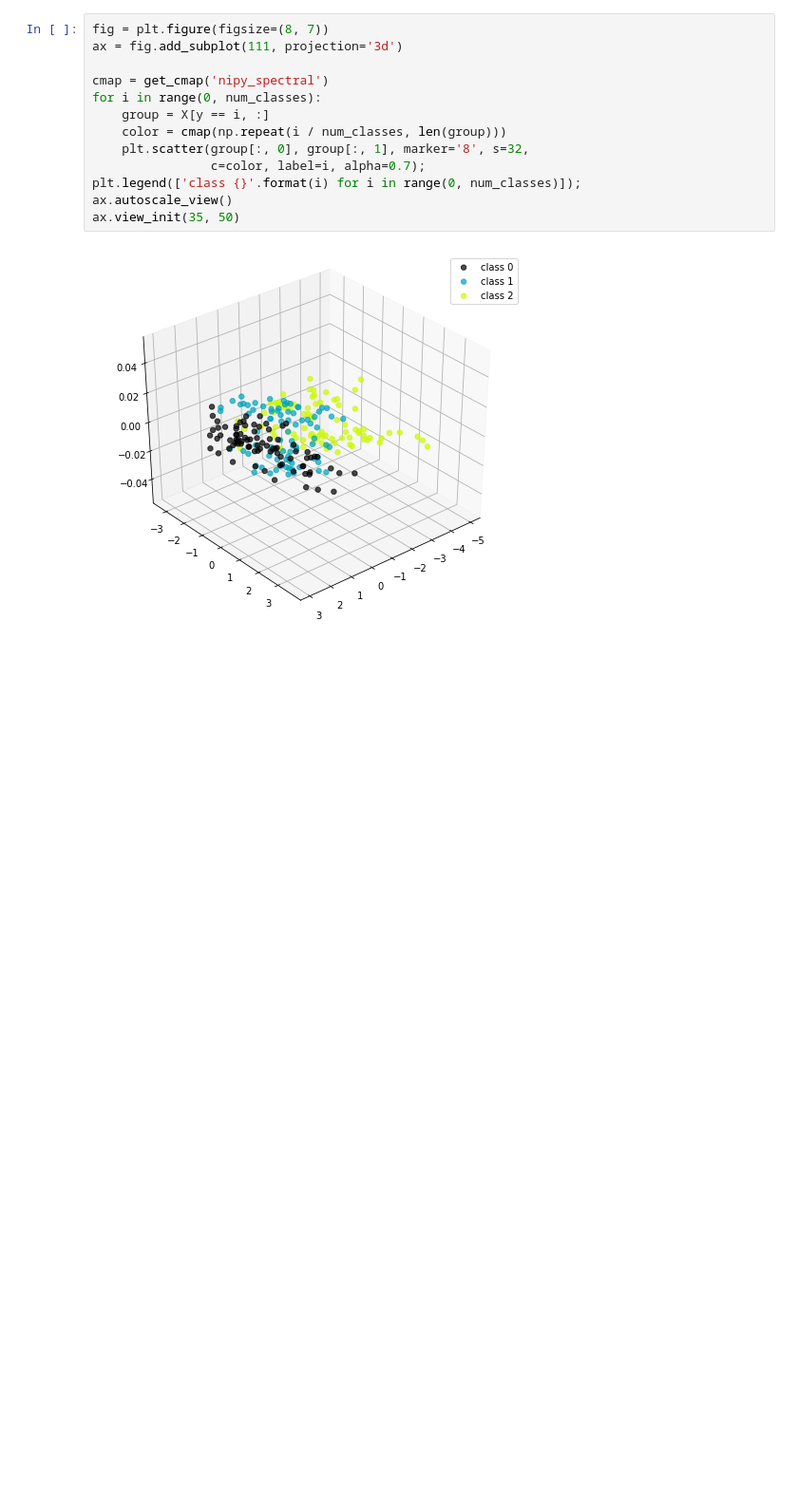
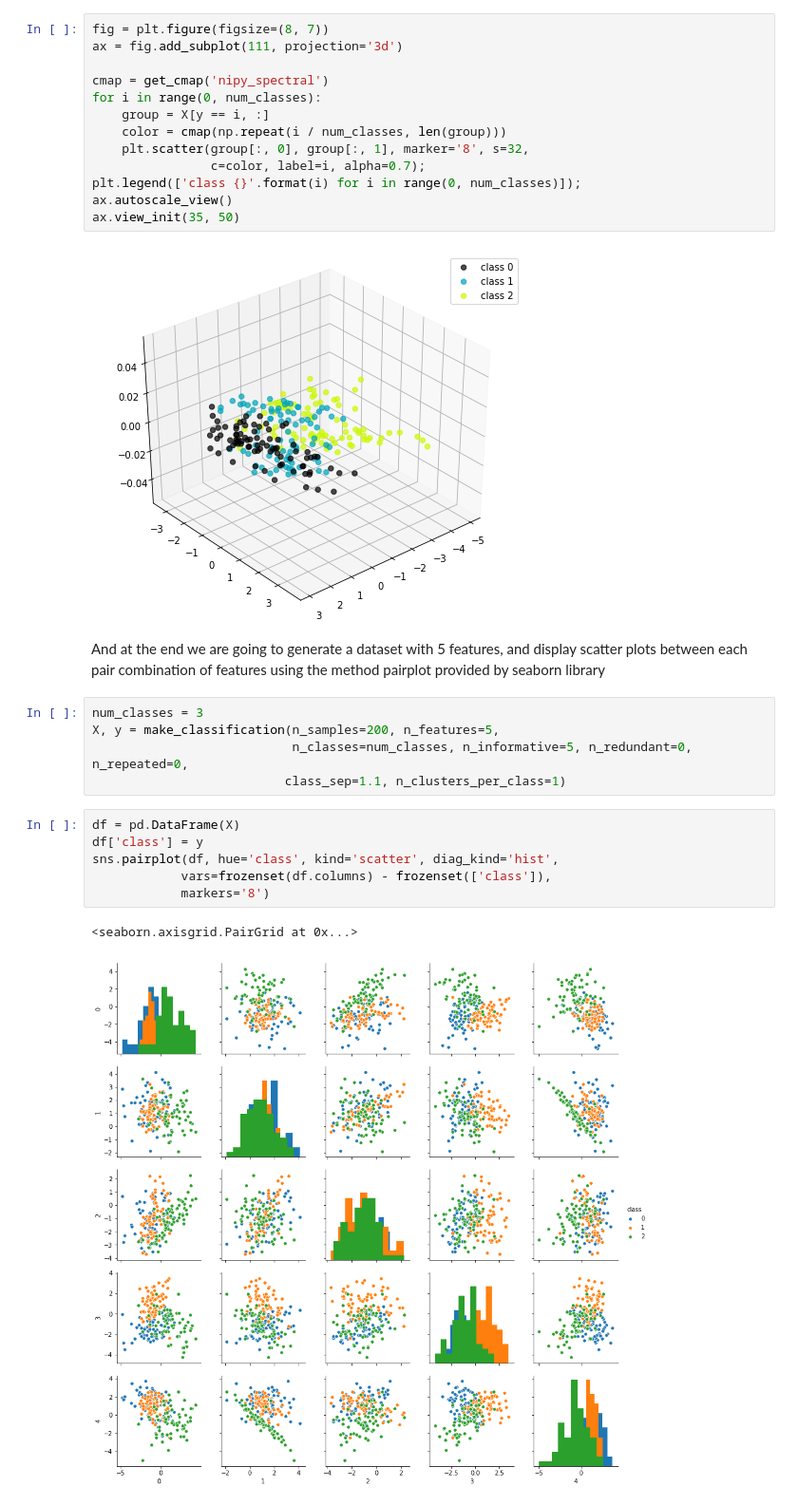
Before and after one commit to Vykstorm/DL_visualizations, a Jupyter notebook: scatter.ipynb, the cells around one changed output. Shown at 95% size. Saved outputs shown, nothing was run; the diff lists cells and outputs as text; blank space fills up the shorter version.

Commit message:
Added pairplot example

```diff
--- a/scatter.ipynb
+++ b/scatter.ipynb
@@ -73,3 +73,19 @@ ax.autoscale_view()
 ax.view_init(35, 50)
 # %% [output]
 [figure]
+# %% [markdown]
+And at the end we are going to generate a dataset with 5 features, and display scatter plots between each pair combination of features using the method pairplot provided by seaborn library
+# %%
+num_classes = 3
+X, y = make_classification(n_samples=200, n_features=5,
+                           n_classes=num_classes, n_informative=5, n_redundant=0, n_repeated=0,
+                          class_sep=1.1, n_clusters_per_class=1)
+# %%
+df = pd.DataFrame(X)
+df['class'] = y
+sns.pairplot(df, hue='class', kind='scatter', diag_kind='hist',
+            vars=frozenset(df.columns) - frozenset(['class']),
+            markers='8')
+# %% [output]
+<seaborn.axisgrid.PairGrid at 0x...>
+[figure, added]
```
Also changed, not shown: parts of 1 cell of this notebook.
